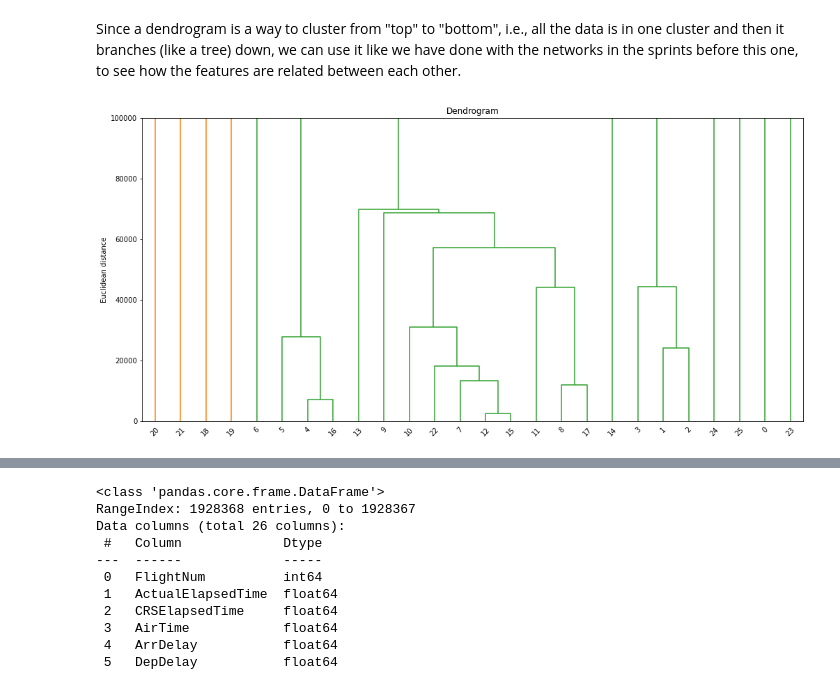
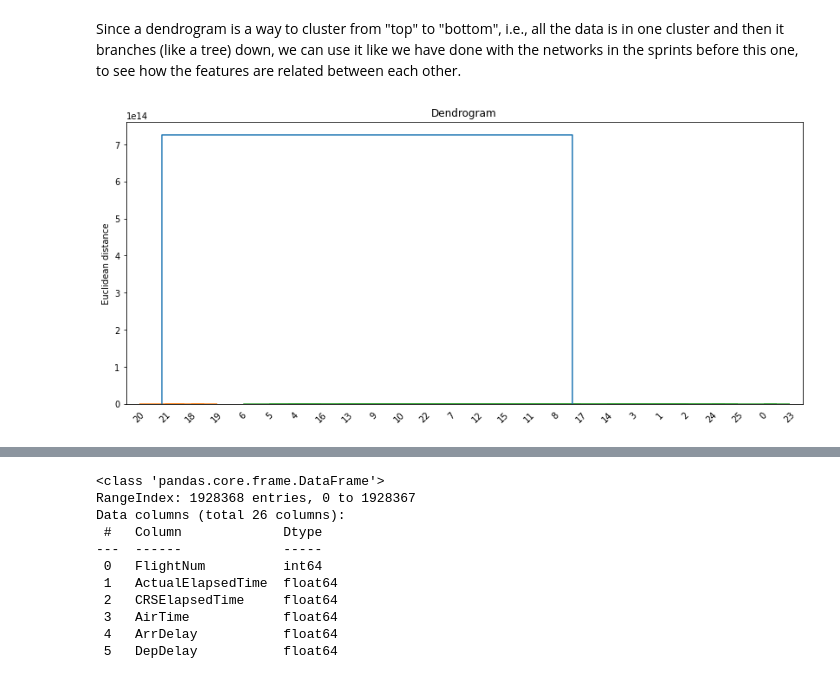
Before and after one commit to isaura-o/ITAcademia, a Jupyter notebook: Sprint11/S11T01_Clustering.ipynb, the cells around one changed output, grey strips where cells are left out. Drawn from its saved outputs; the diff is of its cells as text; code cells hidden in the pictures.

```diff
--- a/Sprint11/S11T01_Clustering.ipynb
+++ b/Sprint11/S11T01_Clustering.ipynb
@@ -623,14 +623,13 @@ Since a dendrogram is a way to cluster from "top" to "bottom", i.e., all the dat
 # %%
 # We want to take a look how the features, transpose the matrix to get how they are related!
 # links for dendrogram
 Z = linkage(df5.T, method = 'ward')
 
 #plotting dendrogram
-plt.figure(figsize=(17,8))
+plt.figure(figsize=(14,6))
 dendro = dendrogram(Z)
 plt.title('Dendrogram')
 plt.ylabel('Euclidean distance')
-plt.ylim(0, 1e5)
 plt.show()
 # %% [output]
-[figure, old version]
+[figure, new version]
```
Also changed, not shown: parts of 5 cells of this notebook.
